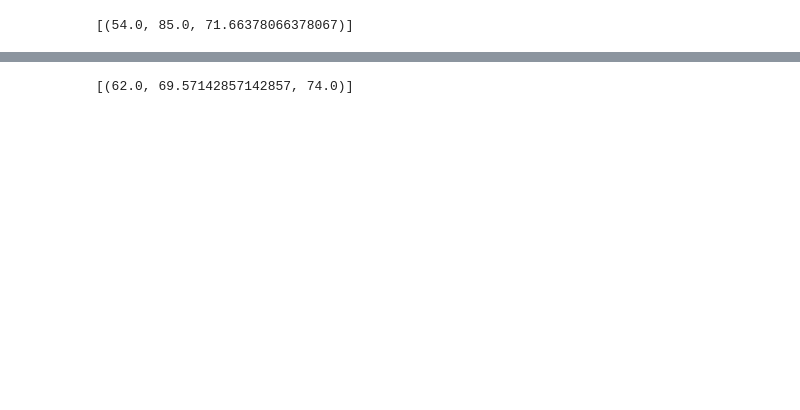
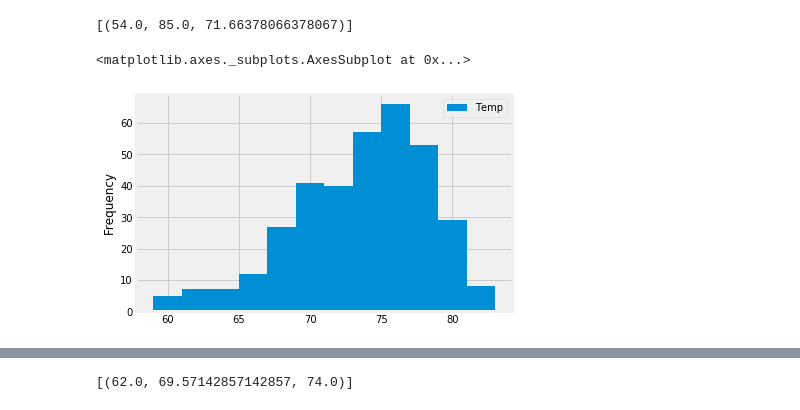
Before and after one commit to stewart-lacy/sqlalchemy-challenge, a Jupyter notebook: climate_starter.ipynb, the cells around one changed output, grey strips where cells are left out. Drawn from its saved outputs; the diff is of its cells as text; code cells hidden in the pictures; blank space fills up the shorter version.

```diff
--- a/climate_starter.ipynb
+++ b/climate_starter.ipynb
@@ -94,3 +147,15 @@ engine.execute('SELECT * FROM measurement LIMIT 12').fetchall()
 # %%
 # Choose the station with the highest number of temperature observations.
 # Query the last 12 months of temperature observation data for this station and plot the results as a histogram
+
+station_12mon=session.query(Measurement.date,Measurement.station, Measurement.tobs).filter(Measurement.tobs).filter(Measurement.date >='2016-08-23')\
+.filter(Measurement.date <='2017-08-24').filter(Measurement.station == 'USC00519281').group_by(Measurement.date).all()
+station_12mon
+df2=pd.DataFrame(station_12mon, columns=['Date', 'Station', 'Temp'])
+df2.set_index('Date')
+temp = df2['Temp']
+bins = 12
+df2.plot.hist(temp, bins)
+# %% [output]
+<matplotlib.axes._subplots.AxesSubplot at 0x...>
+[figure, added]
```
Also changed, not shown: parts of 19 cells of this notebook.
